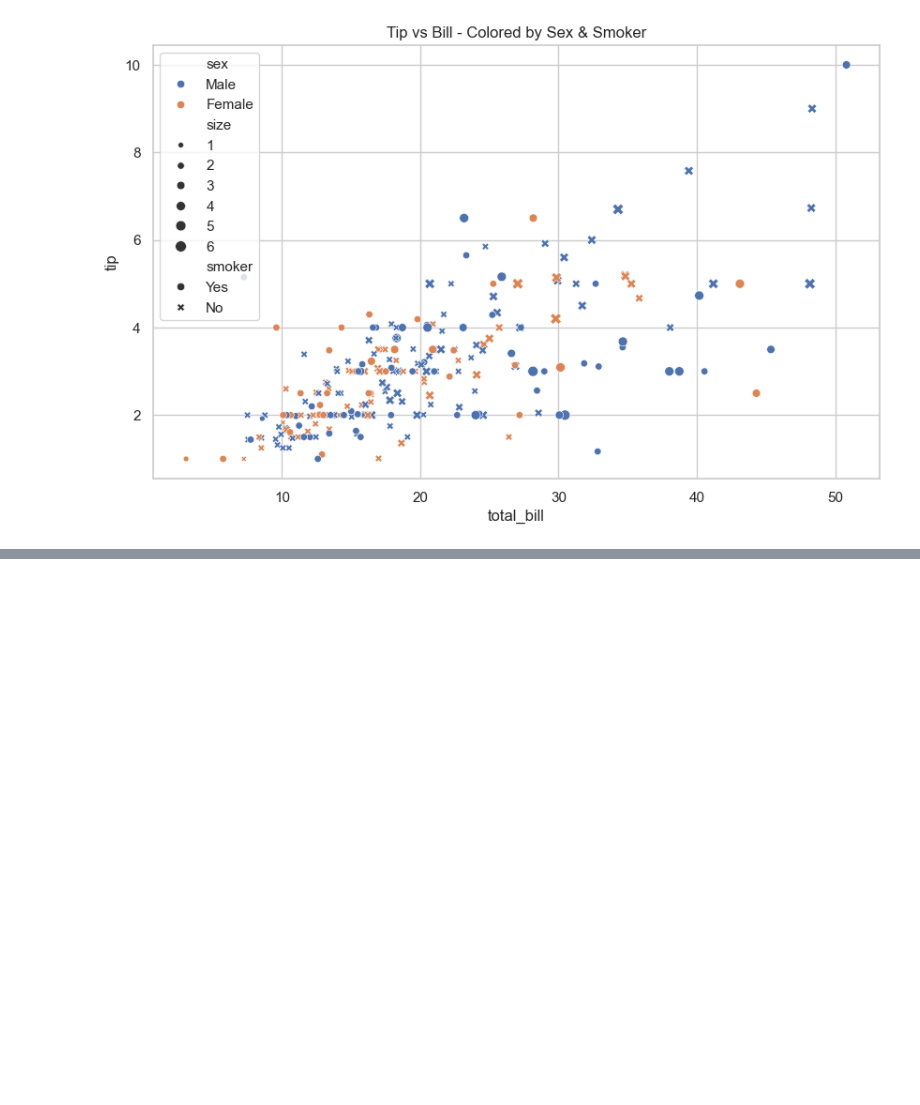
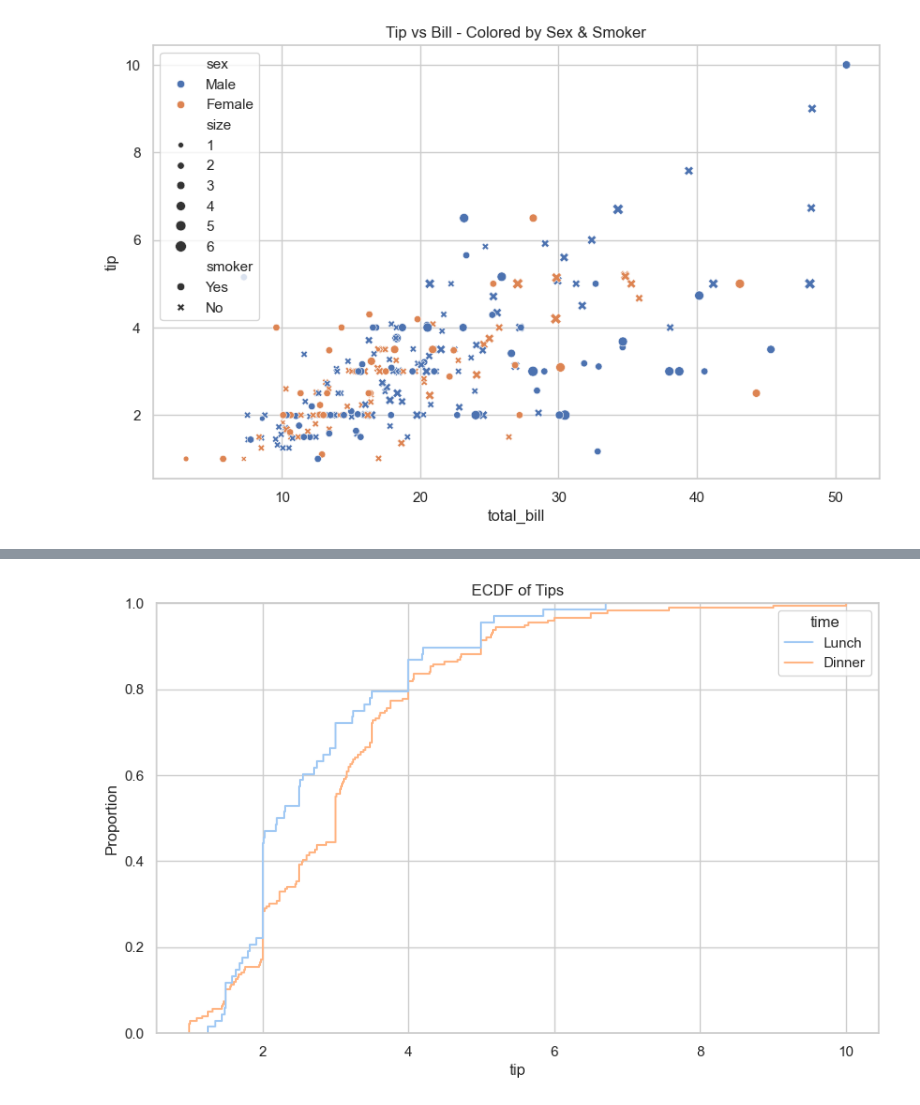
Before and after one commit to Pankaj-Str/Complete-Python-Mastery, a Jupyter notebook: 47 Seaborn/Seaborn_Example.ipynb, the cells around one changed output, grey strips where cells are left out. Cells and saved outputs as stored; diff of their text form; code cells hidden in the pictures; blank space fills up the shorter version.

```diff
--- a/47 Seaborn/Seaborn_Example.ipynb
+++ b/47 Seaborn/Seaborn_Example.ipynb
@@ -67,0 +91,8 @@ URLError: <urlopen error [SSL: CERTIFICATE_VERIFY_FAILED] certificate verify fai
+# %%
+# Example 3: ECDF Plot (Empirical Cumulative Distribution)
+
+sns.ecdfplot(data=tips, x="tip", hue="time")
+plt.title("ECDF of Tips")
+plt.show()
+# %% [output]
+[figure, added]
```
Also changed, not shown: parts of 14 cells of this notebook, 2 other files.
